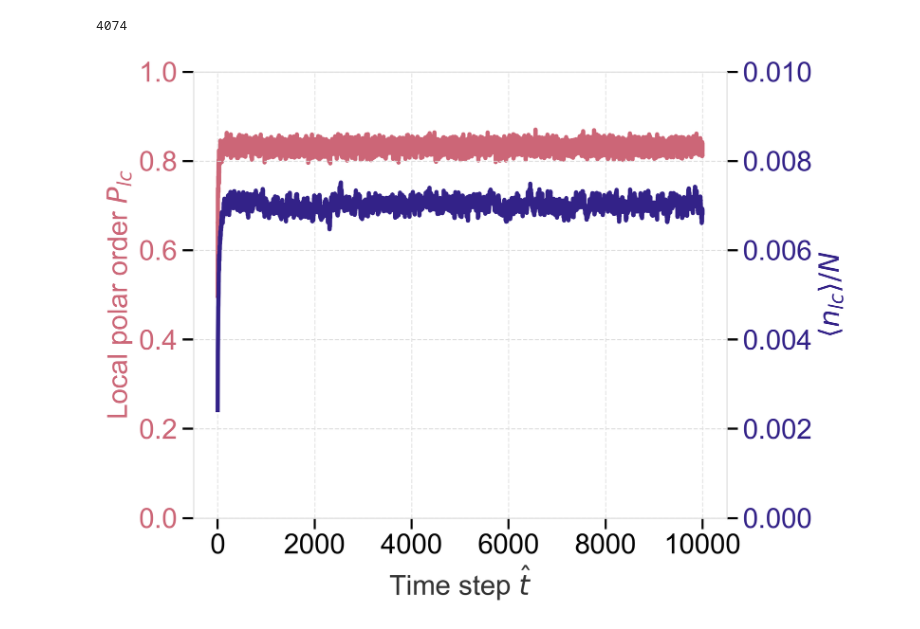
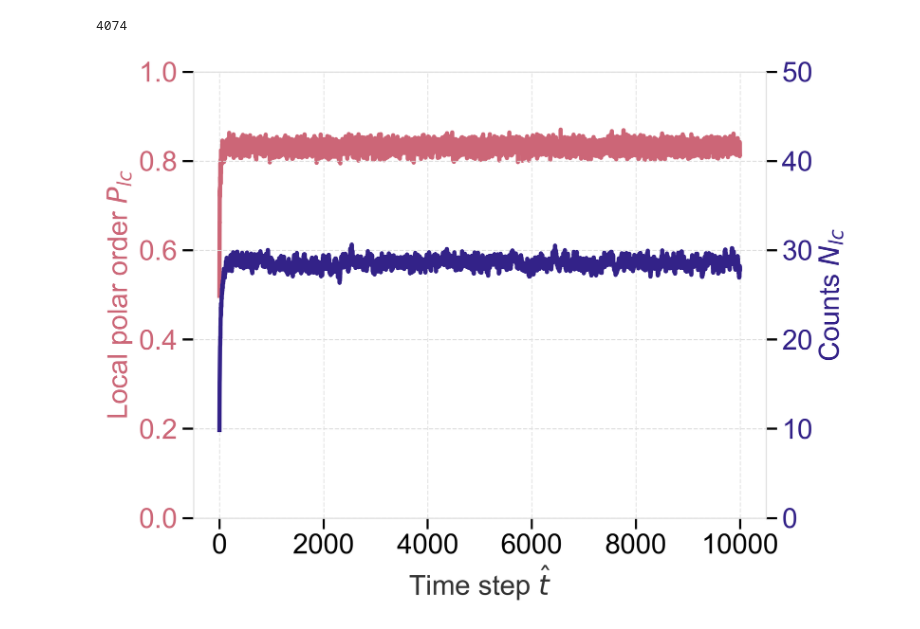
Before and after one commit to wppppupr/MTCargoSim, a Jupyter notebook: analysis/graph/local_order.ipynb, the cells around one changed output. Drawn from its saved outputs; the diff is of its cells as text; code cells hidden in the pictures.

```diff
--- a/analysis/graph/local_order.ipynb
+++ b/analysis/graph/local_order.ipynb
@@ -59,34 +59,34 @@ ax2 = ax1.twinx()
 t = np.arange(0, Ps_array.shape[1], 1)
 
 Pmean = np.mean(Ps_array, axis = 0)
 Cmean = np.mean(Cs_array, axis = 0)
 
 Pstd = np.std(Ps_array, axis = 0)
 Cstd = np.std(Cs_array, axis = 0)
 
 ax1.plot(t, Pmean, color = style_colors[0])
-ax2.plot(t, Cmean/N, color = style_colors[1])
+ax2.plot(t, Cmean, color = style_colors[1])
 
 #ax1.fill_between(t, Pmean-Pstd, Pmean+Pstd, alpha= 0.2, color = style_colors[0])
 #ax2.fill_between(t, Cmean/N-Cstd/N, Cmean/N+Cstd/N, alpha= 0.2, color = style_colors[1])
 
 ax1.set(
     ylim = (0.0, 1.0),
     xlabel = 'Time step $\hat{t}$'
      )
 ax1.set_ylabel(ylabel = 'Local polar order $P_{lc}$', color = style_colors[0])
 ax1.tick_params(axis='y', labelcolor=style_colors[0])
 
 ax2.set(
-    ylim = (0.0, 0.01),
+    ylim = (0.0, 50),
     xlabel = 'Time step $\hat{t}$'
     )
-ax2.set_ylabel(ylabel = '$\\langle n_{lc} \\rangle /N$', color = style_colors[1])
+ax2.set_ylabel(ylabel = 'Counts $N_{lc}$', color = style_colors[1])
 ax2.tick_params(axis='y', labelcolor=style_colors[1])
 
 cd=os.getcwd()
 
 fig.savefig(f"{cd}/figure/Plc.png")
 fig.savefig(f"{cd}/figure/Plc.pdf")
 # %% [output]
-[figure, old version]
+[figure, new version]
```
Also changed, not shown: 2 other files.
